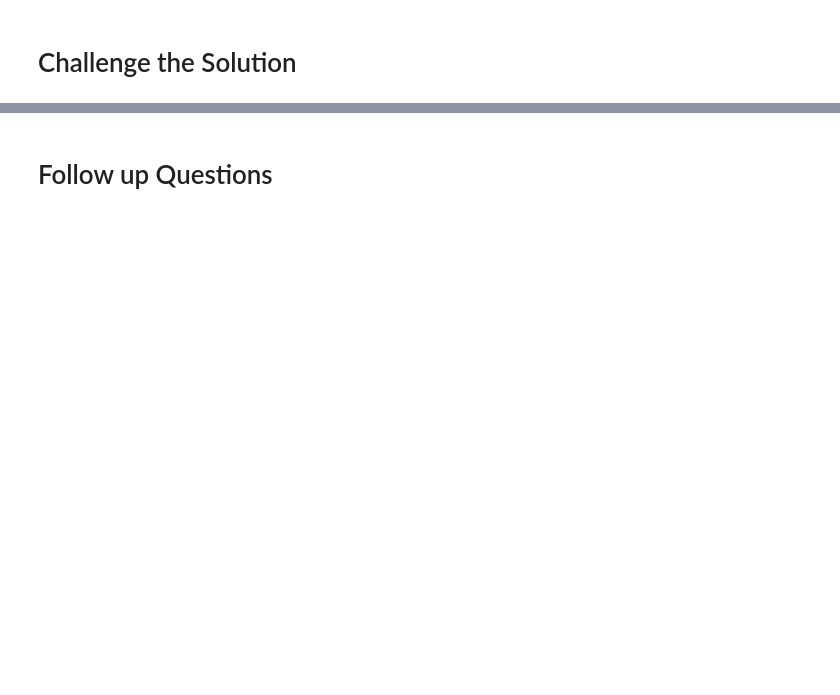
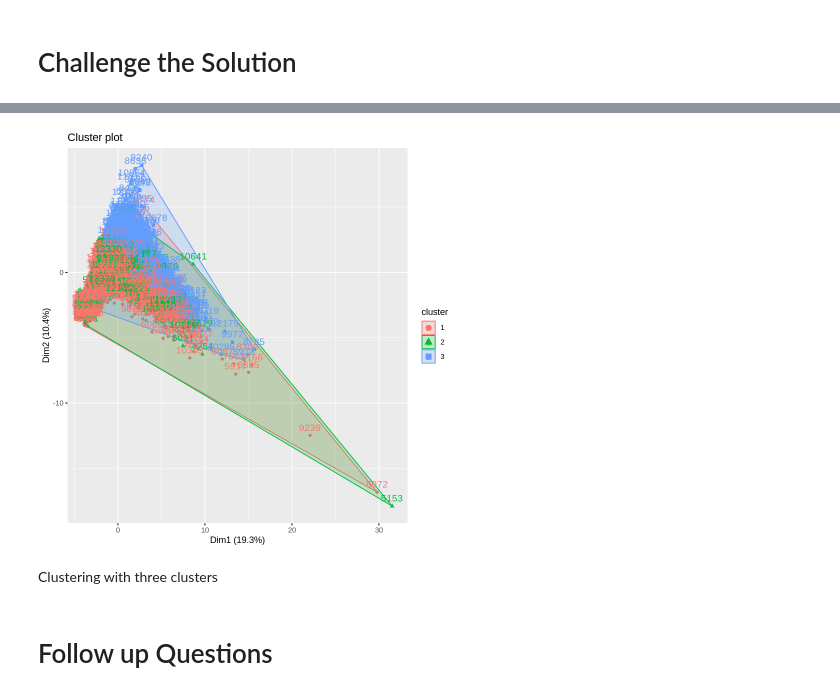
Before and after one commit to UnplugCharger/Week-13, a Jupyter notebook: Week_13_Unsupervised_Learning.ipynb, the cells around one changed output, grey strips where cells are left out. Saved outputs shown, nothing was run; the diff lists cells and outputs as text; code cells hidden in the pictures; blank space fills up the shorter version.

```diff
--- a/Week_13_Unsupervised_Learning.ipynb
+++ b/Week_13_Unsupervised_Learning.ipynb
@@ -459,0 +523,5 @@ hullplot(db_df,db$cluster)
+# %%
+#Normalising our data
+normalize <- function(x){
+  return ((x-min(x)) / (max(x)-min(x)))
+}
@@ -459,0 +540,19 @@ hullplot(db_df,db$cluster)
+# %%
+db_df$Administrative<- normalize(db_df$Administrative)
+db_df$Administrative_Duration<- normalize(db_df$Administrative_Duration)
+db_df$Informational<- normalize(db_df$Informational)
+db_df$Informational_Duration<- normalize(db_df$Informational_Duration)
+db_df$ProductRelated<- normalize(db_df$ProductRelated)
+db_df$ProductRelated_Duration<- normalize(db_df$ProductRelated_Duration)
+db_df$BounceRates<- normalize(db_df$BounceRates)
+db_df$ExitRates<- normalize(db_df$ExitRates)
+db_df$PageValues<- normalize(db_df$PageValues)
+db_df$SpecialDay<- normalize(db_df$SpecialDay)
+db_df$Month<- normalize(db_df$Month)
+db_df$OperatingSystems<- normalize(db_df$OperatingSystems)
+db_df$Browser<- normalize(db_df$Browser)
+db_df$Region<- normalize(db_df$Region)
+db_df$TrafficType<- normalize(db_df$TrafficType)
+db_df$VisitorType<- normalize(db_df$VisitorType)
+db_df$Weekend<- normalize(db_df$Weekend)
+db_df$Revenue<- normalize(db_df$Revenue)
@@ -459,0 +571,7 @@ hullplot(db_df,db$cluster)
+# %%
+# Applying the K-means clustering algorithm with 4 centroids(k=4)
+# Starting with a seed of 150
+set.seed(150)
+# Applying formula
+k_means <- kmeans(db_df, centers = 3, nstart = 25)
+print(k_means)
@@ -460,2 +637,9 @@ hullplot(db_df,db$cluster)
+# %%
+# Using fviz to show our clusters
+fviz_cluster(k_means, data = db_df)
+# %% [output]
+[figure, added]
+# %% [markdown]
+Clustering with three clusters
 # %% [markdown]
 # Follow up Questions
```
Also changed, not shown: parts of 20 cells of this notebook.
